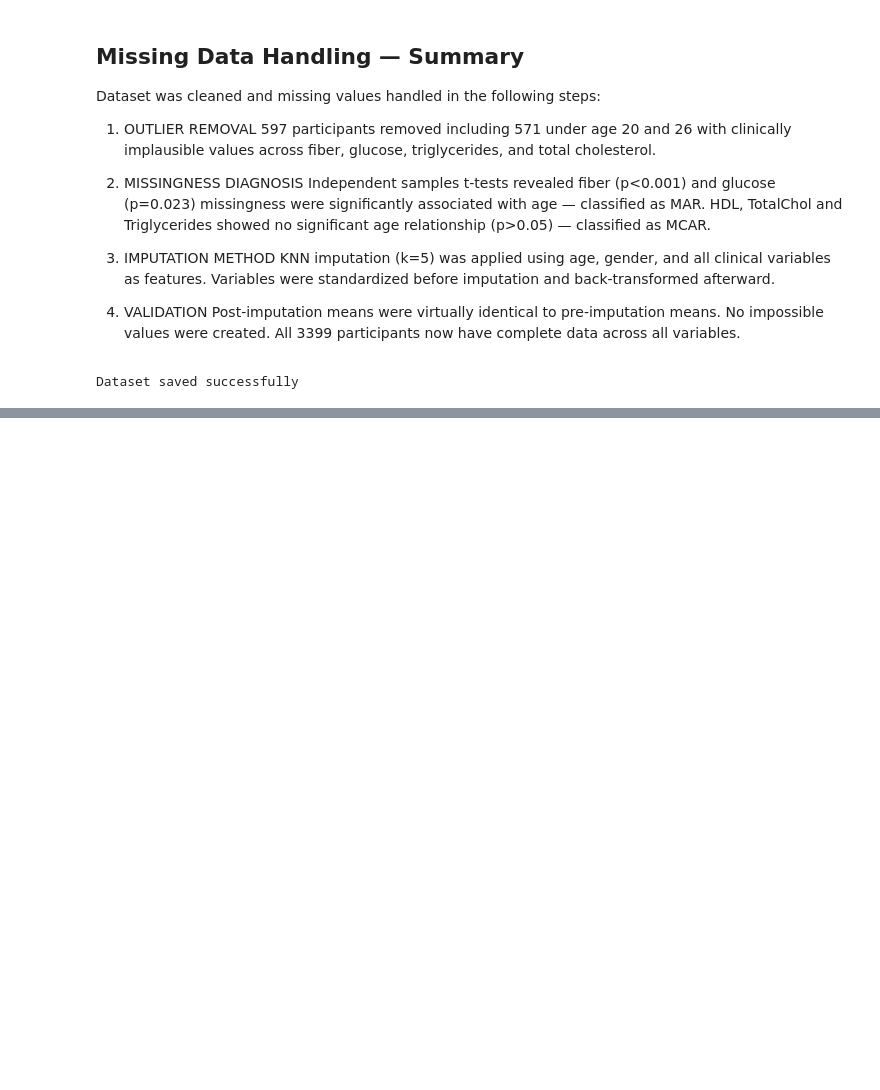
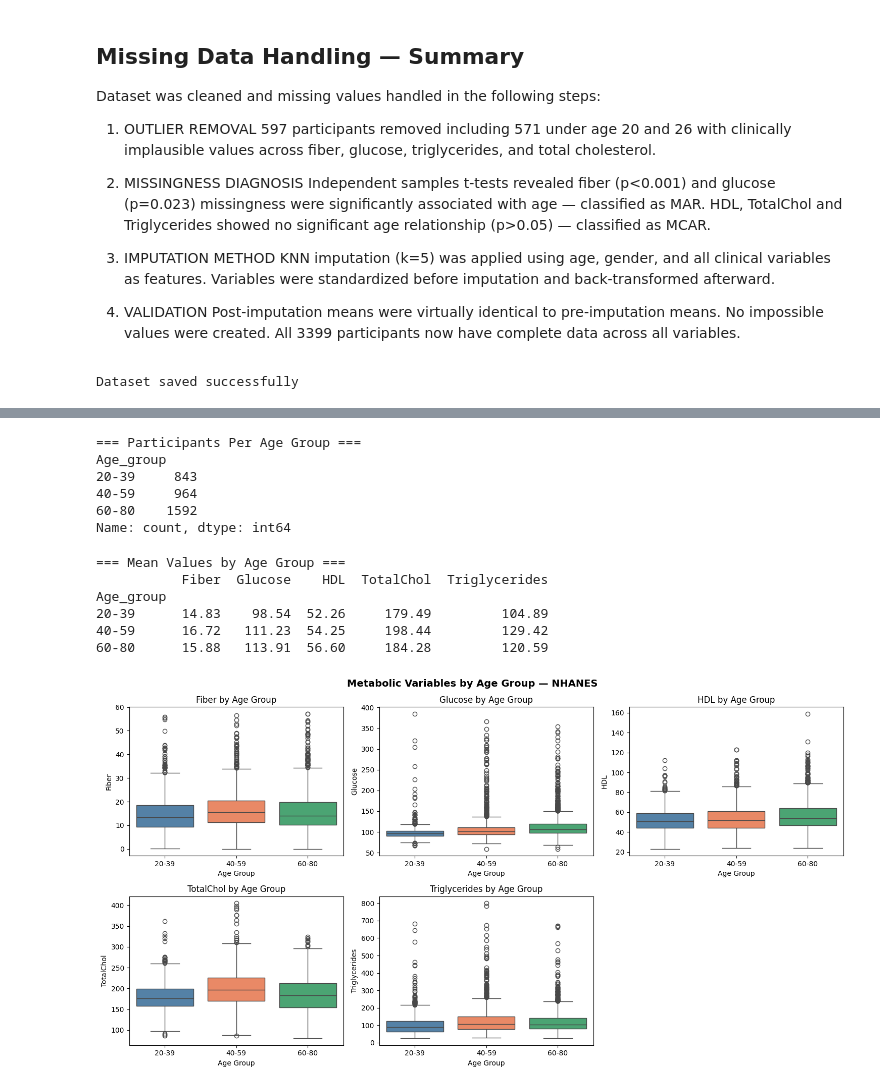
Before and after one commit to ushagartoula19-ops/Fibre-intake-and-blood-chemistry, a Jupyter notebook: NHANES_DATA_ANALYSIS.ipynb, the cells around one changed output, grey strips where cells are left out. Drawn from its saved outputs; the diff is of its cells as text; code cells hidden in the pictures; blank space fills up the shorter version.

```diff
--- a/NHANES_DATA_ANALYSIS.ipynb
+++ b/NHANES_DATA_ANALYSIS.ipynb
@@ -814,0 +1124,75 @@ Dataset saved successfully
+# %%
+# ── CREATE AGE GROUPS ─────────────────────────────────────────────────────────
+# We divide participants into three clinically meaningful age groups
+# based on standard metabolic research conventions
+
+master_df_final['Age_group'] = pd.cut(
+    master_df_final['Age'],
+    bins=[19, 39, 59, 80],        # boundaries of each group
+    labels=['20-39', '40-59', '60-80']  # labels for each group
+)
+
+# Verify the grouping
+print("=== Participants Per Age Group ===")
+print(master_df_final['Age_group'].value_counts().sort_index())
+# %% [output]
+=== Participants Per Age Group ===
+Age_group
+20-39     843
+40-59     964
+60-80    1592
+Name: count, dtype: int64
+# %%
+# ── DESCRIPTIVE STATISTICS STRATIFIED BY AGE GROUP ───────────────────────────
+# We compare means of each clinical variable across three age groups
+# This tells us how fiber intake and metabolic markers change with age
+
+variables = ['Fiber', 'Glucose', 'HDL', 'TotalChol', 'Triglycerides']
+
+age_stats = master_df_final.groupby(
+    'Age_group', observed=True)[variables].mean().round(2)
+
+print("=== Mean Values by Age Group ===")
+print(age_stats)
+# %% [output]
+=== Mean Values by Age Group ===
+           Fiber  Glucose    HDL  TotalChol  Triglycerides
+Age_group
+20-39      14.83    98.54  52.26     179.49         104.89
+40-59      16.72   111.23  54.25     198.44         129.42
+60-80      15.88   113.91  56.60     184.28         120.59
+# %%
+# ── VISUALIZE AGE GROUP DIFFERENCES ──────────────────────────────────────────
+# Boxplots show distribution of each variable across three age groups
+# This lets us see not just means but spread and outliers by age
+
+fig, axes = plt.subplots(2, 3, figsize=(15, 8))
+
+variables = ['Fiber', 'Glucose', 'HDL', 'TotalChol', 'Triglycerides']
+palette   = ['steelblue', 'coral', 'mediumseagreen']
+
+for ax, var in zip(axes.flatten(), variables):
+    sns.boxplot(
+        data=master_df_final,
+        x='Age_group',
+        y=var,
+        hue='Age_group',
+        palette=palette,
+        legend=False,
+        ax=ax,
+        order=['20-39', '40-59', '60-80']
+    )
+    ax.set_title(f'{var} by Age Group')
+    ax.set_xlabel('Age Group')
+    ax.set_ylabel(var)
+
+# Turn off the last empty subplot
+axes[1, 2].set_visible(False)
+
+plt.suptitle('Metabolic Variables by Age Group — NHANES',
+             fontsize=14, fontweight='bold')
+plt.tight_layout()
+plt.savefig('age_comparison.png', dpi=150)
+plt.show()
+# %% [output]
+[figure, added]
```
Also changed, not shown: parts of 16 cells of this notebook, 4 other files.
